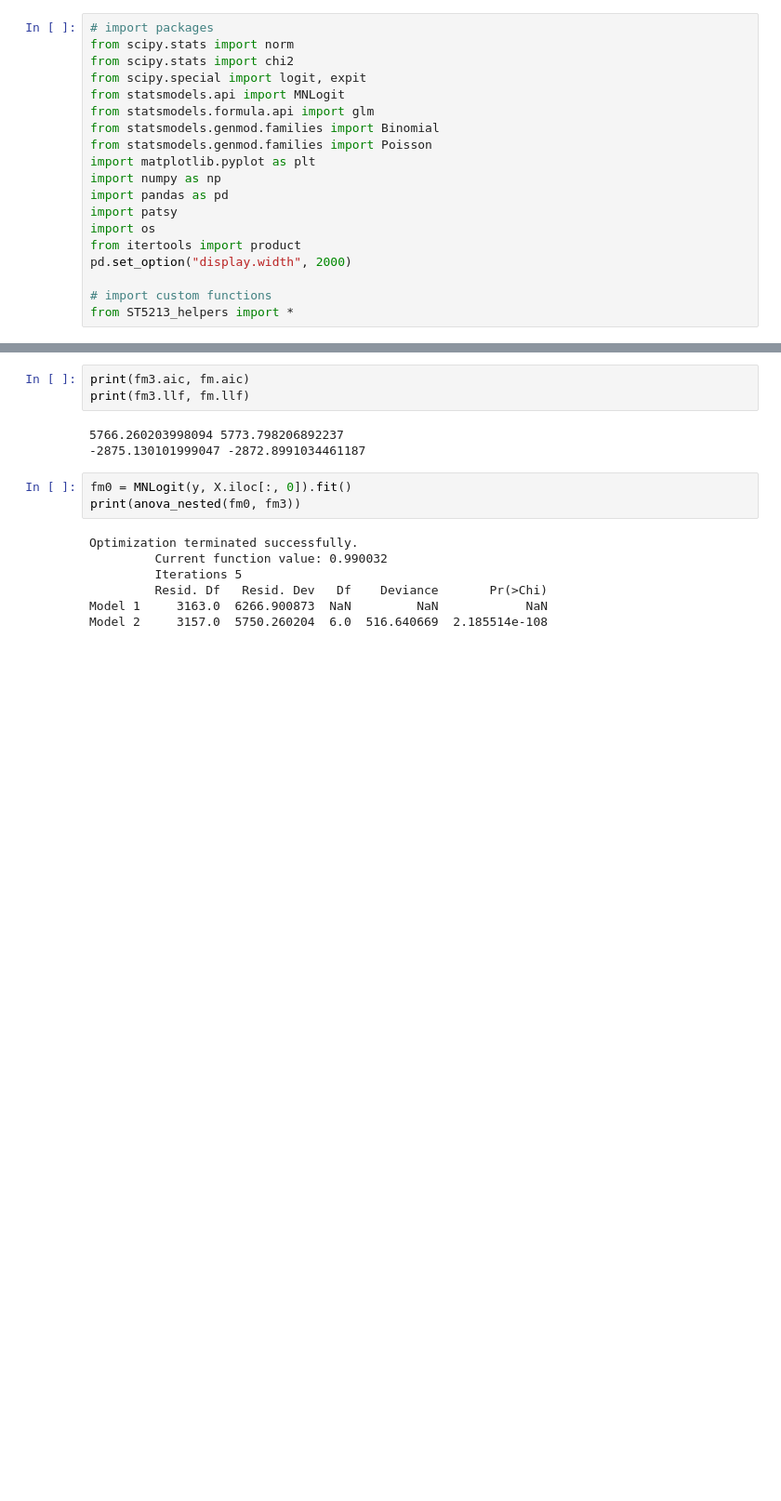
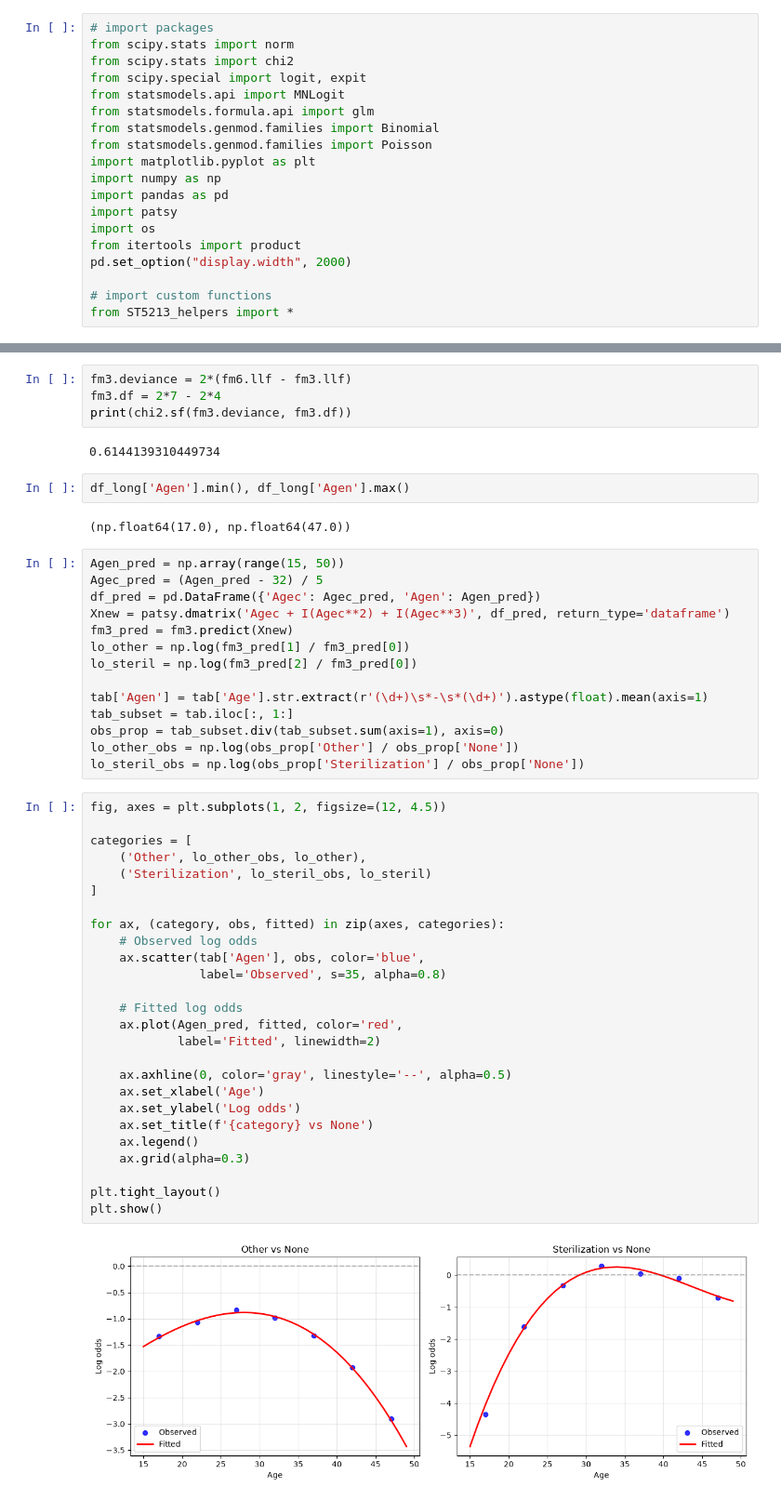
Before and after one commit to xxEthene/ST5213, a Jupyter notebook: tutorial10.ipynb, the cells around one changed output, grey strips where cells are left out. Shown at 93% size. Saved outputs shown, nothing was run; the diff lists cells and outputs as text; blank space fills up the shorter version.

```diff
--- a/tutorial10.ipynb
+++ b/tutorial10.ipynb
@@ -157,16 +88,52 @@ Model 2     3151.0  5745.798207  6.0  4.461997  0.614414
-# %%
-print(fm3.aic, fm.aic)
-print(fm3.llf, fm.llf)
-# %% [output]
-5766.260203998094 5773.798206892237
--2875.130101999047 -2872.8991034461187
-# %%
-fm0 = MNLogit(y, X.iloc[:, 0]).fit()
-print(anova_nested(fm0, fm3))
-# %% [output]
-Optimization terminated successfully.
-         Current function value: 0.990032
-         Iterations 5
-         Resid. Df   Resid. Dev   Df    Deviance       Pr(>Chi)
-Model 1     3163.0  6266.900873  NaN         NaN            NaN
-Model 2     3157.0  5750.260204  6.0  516.640669  2.185514e-108
+# %%
+fm3.deviance = 2*(fm6.llf - fm3.llf)
+fm3.df = 2*7 - 2*4
+print(chi2.sf(fm3.deviance, fm3.df))
+# %% [output]
+0.6144139310449734
+# %%
+df_long['Agen'].min(), df_long['Agen'].max()
+# %% [output]
+(np.float64(17.0), np.float64(47.0))
+# %%
+Agen_pred = np.array(range(15, 50))
+Agec_pred = (Agen_pred - 32) / 5
+df_pred = pd.DataFrame({'Agec': Agec_pred, 'Agen': Agen_pred})
+Xnew = patsy.dmatrix('Agec + I(Agec**2) + I(Agec**3)', df_pred, return_type='dataframe')
+fm3_pred = fm3.predict(Xnew)
+lo_other = np.log(fm3_pred[1] / fm3_pred[0])
+lo_steril = np.log(fm3_pred[2] / fm3_pred[0])
+
+tab['Agen'] = tab['Age'].str.extract(r'(\d+)\s*-\s*(\d+)').astype(float).mean(axis=1)
+tab_subset = tab.iloc[:, 1:]
+obs_prop = tab_subset.div(tab_subset.sum(axis=1), axis=0)
+lo_other_obs = np.log(obs_prop['Other'] / obs_prop['None'])
+lo_steril_obs = np.log(obs_prop['Sterilization'] / obs_prop['None'])
+# %%
+fig, axes = plt.subplots(1, 2, figsize=(12, 4.5))
+
+categories = [
+    ('Other', lo_other_obs, lo_other),
+    ('Sterilization', lo_steril_obs, lo_steril)
+]
+
+for ax, (category, obs, fitted) in zip(axes, categories):
+    # Observed log odds
+    ax.scatter(tab['Agen'], obs, color='blue',
+               label='Observed', s=35, alpha=0.8)
+
+    # Fitted log odds
+    ax.plot(Agen_pred, fitted, color='red',
+            label='Fitted', linewidth=2)
+
+    ax.axhline(0, color='gray', linestyle='--', alpha=0.5)
+    ax.set_xlabel('Age')
+    ax.set_ylabel('Log odds')
+    ax.set_title(f'{category} vs None')
+    ax.legend()
+    ax.grid(alpha=0.3)
+
+plt.tight_layout()
+plt.show()
+# %% [output]
+[figure, added]
```
Also changed, not shown: parts of 41 cells of this notebook.
